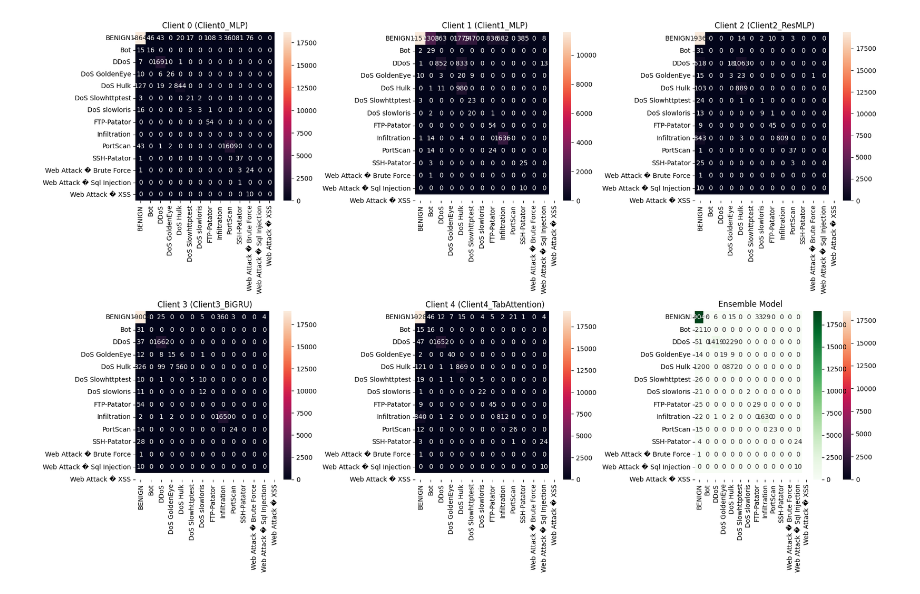
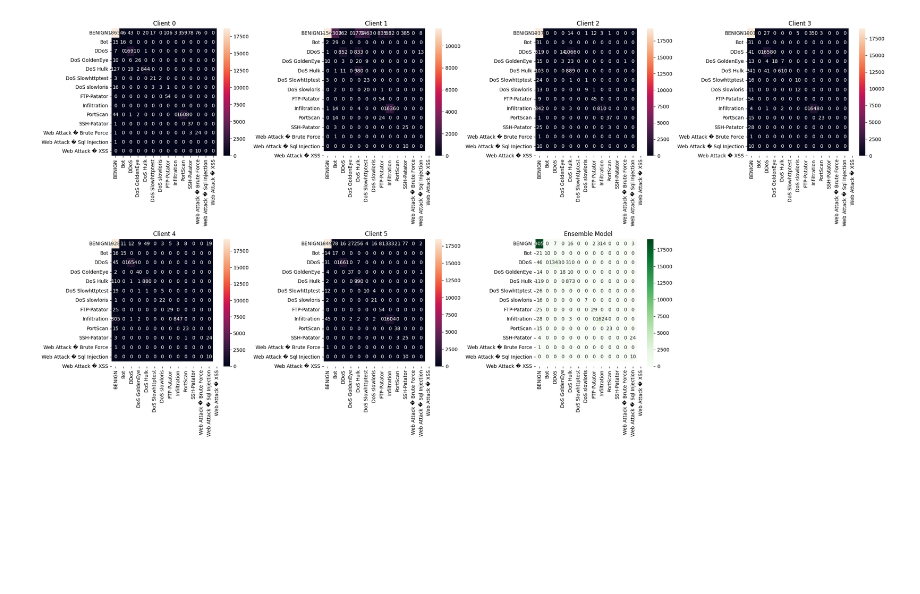
Before and after one commit to SreenithiSV/PrivacyPreservingFederatedLearning_IDS, a Jupyter notebook: PhaseTwo_HE_DP/CICIDS_FL_HETERO_HE.ipynb, the cells around one changed output. Saved outputs shown, nothing was run; the diff lists cells and outputs as text; code cells hidden in the pictures; blank space fills up the shorter version.

Commit message:
update confusion matrix

```diff
--- a/PhaseTwo_HE_DP/CICIDS_FL_HETERO_HE.ipynb
+++ b/PhaseTwo_HE_DP/CICIDS_FL_HETERO_HE.ipynb
@@ -393,32 +393,33 @@ plt.show()
 # %%
-fig, axes = plt.subplots(2, 3, figsize=(18, 12))
+
+fig, axes = plt.subplots(2, 4, figsize=(24, 12))
 axes = axes.flatten()
 
 for cid in range(NUM_CLIENTS):
     y_pred = torch.argmax(models[cid](X_test_tensor), dim=1).cpu().numpy()
     sns.heatmap(
         confusion_matrix(y_test_global, y_pred),
         annot=True,
         fmt='d',
         ax=axes[cid],
         xticklabels=le.classes_,
         yticklabels=le.classes_
     )
-    axes[cid].set_title(f'Client {cid} ({models[cid].__class__.__name__})')
+    axes[cid].set_title(f'Client {cid}')
 
-# Ensemble confusion matrix
 sns.heatmap(
     confusion_matrix(y_test_global, y_pred_ens),
     annot=True,
     fmt='d',
     cmap='Greens',
-    ax=axes[5],
+    ax=axes[6],
     xticklabels=le.classes_,
     yticklabels=le.classes_
 )
-axes[5].set_title('Ensemble Model')
+axes[6].set_title('Ensemble Model')
+axes[7].axis('off')
 
 plt.tight_layout()
 plt.show()
 # %% [output]
-[figure, old version]
+[figure, new version]
```
Also changed, not shown: parts of 3 cells of this notebook.
